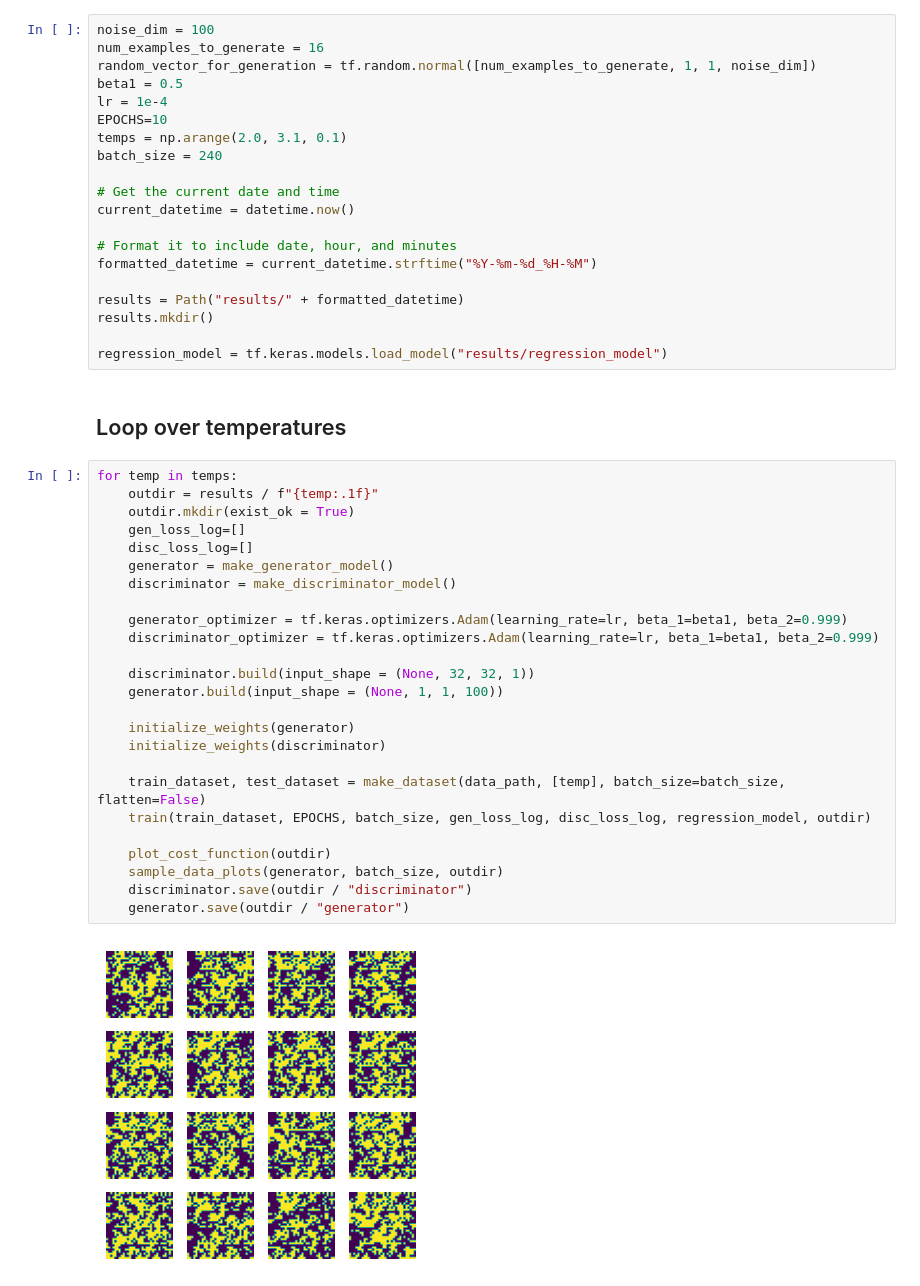
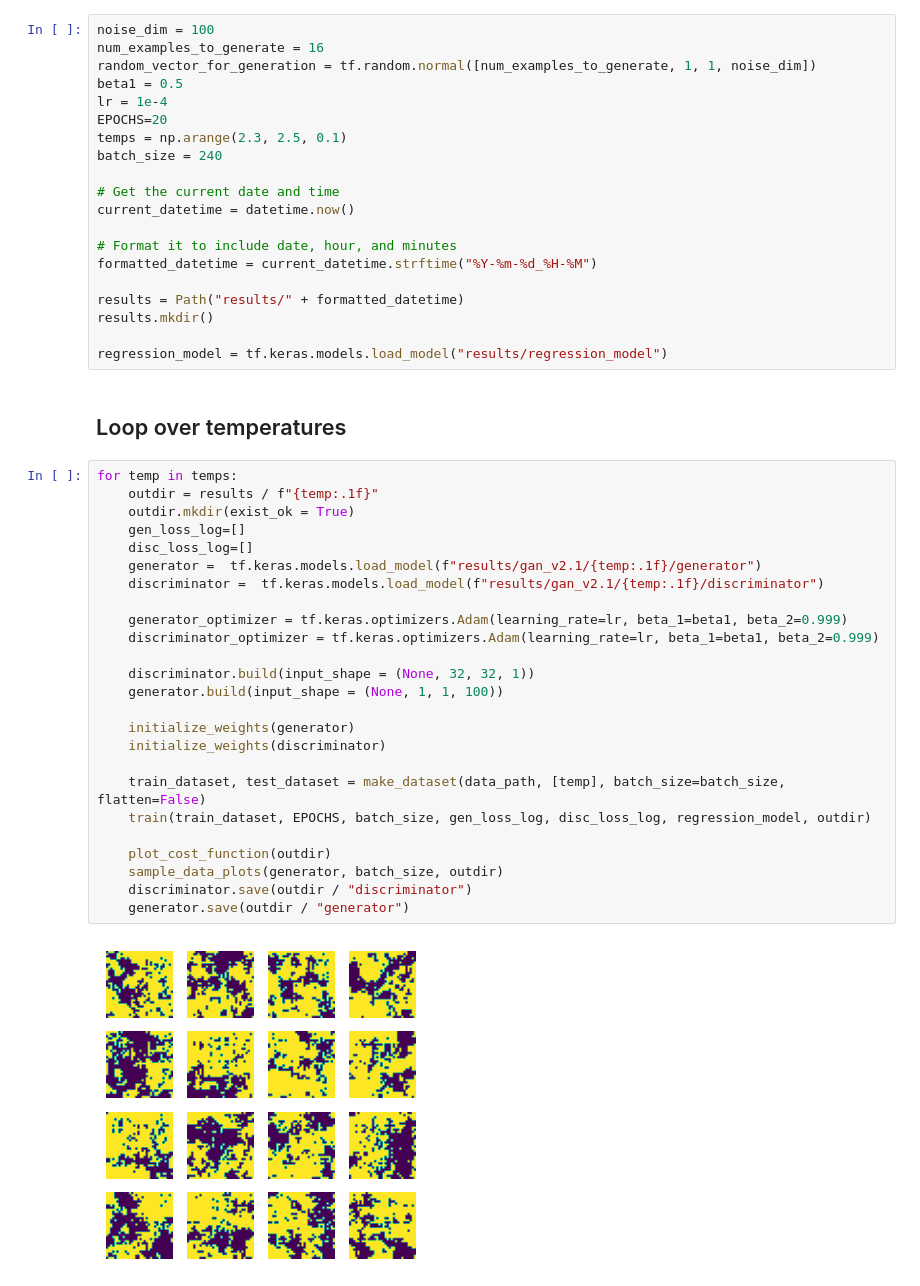
Before and after one commit to pSzyc/Ising, a Jupyter notebook: Model/GAN/GAN.ipynb, the cells around one changed output. Cells and saved outputs as stored; diff of their text form.

```diff
--- a/Model/GAN/GAN.ipynb
+++ b/Model/GAN/GAN.ipynb
@@ -339,8 +339,8 @@ num_examples_to_generate = 16
 random_vector_for_generation = tf.random.normal([num_examples_to_generate, 1, 1, noise_dim])
 beta1 = 0.5
 lr = 1e-4
-EPOCHS=10
-temps = np.arange(2.0, 3.1, 0.1)
+EPOCHS=20
+temps = np.arange(2.3, 2.5, 0.1)
 batch_size = 240
 
 # Get the current date and time
@@ -358,27 +358,27 @@ regression_model = tf.keras.models.load_model("results/regression_model")
 # %%
 for temp in temps:
     outdir = results / f"{temp:.1f}"
     outdir.mkdir(exist_ok = True)
     gen_loss_log=[]
     disc_loss_log=[]
-    generator = make_generator_model()
-    discriminator = make_discriminator_model()
+    generator =  tf.keras.models.load_model(f"results/gan_v2.1/{temp:.1f}/generator")
+    discriminator =  tf.keras.models.load_model(f"results/gan_v2.1/{temp:.1f}/discriminator")
 
     generator_optimizer = tf.keras.optimizers.Adam(learning_rate=lr, beta_1=beta1, beta_2=0.999)
     discriminator_optimizer = tf.keras.optimizers.Adam(learning_rate=lr, beta_1=beta1, beta_2=0.999)
 
     discriminator.build(input_shape = (None, 32, 32, 1))
     generator.build(input_shape = (None, 1, 1, 100))
 
     initialize_weights(generator)
     initialize_weights(discriminator)
 
     train_dataset, test_dataset = make_dataset(data_path, [temp], batch_size=batch_size, flatten=False)
     train(train_dataset, EPOCHS, batch_size, gen_loss_log, disc_loss_log, regression_model, outdir)
 
     plot_cost_function(outdir)
     sample_data_plots(generator, batch_size, outdir)
     discriminator.save(outdir / "discriminator")
     generator.save(outdir / "generator")
 # %% [output]
-[figure, old version]
+[figure, new version]
```
Also changed, not shown: parts of 2 cells of this notebook, 3 other files.
